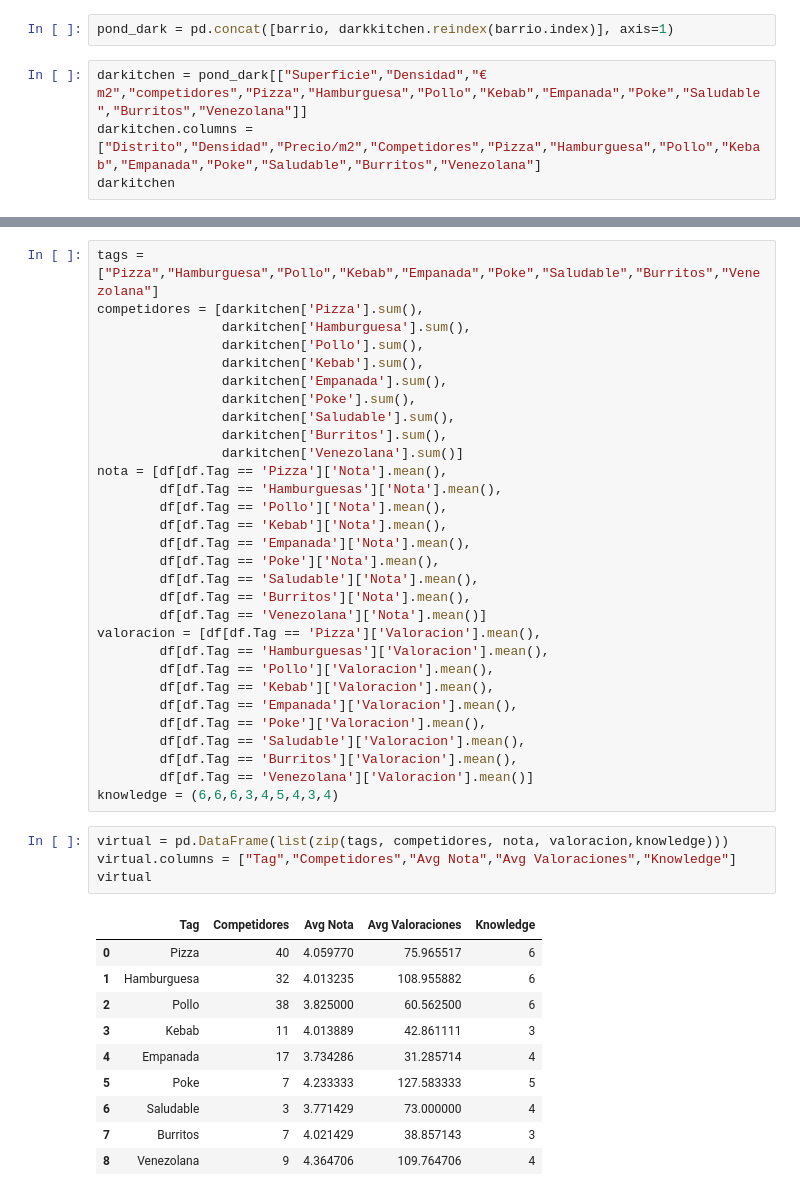
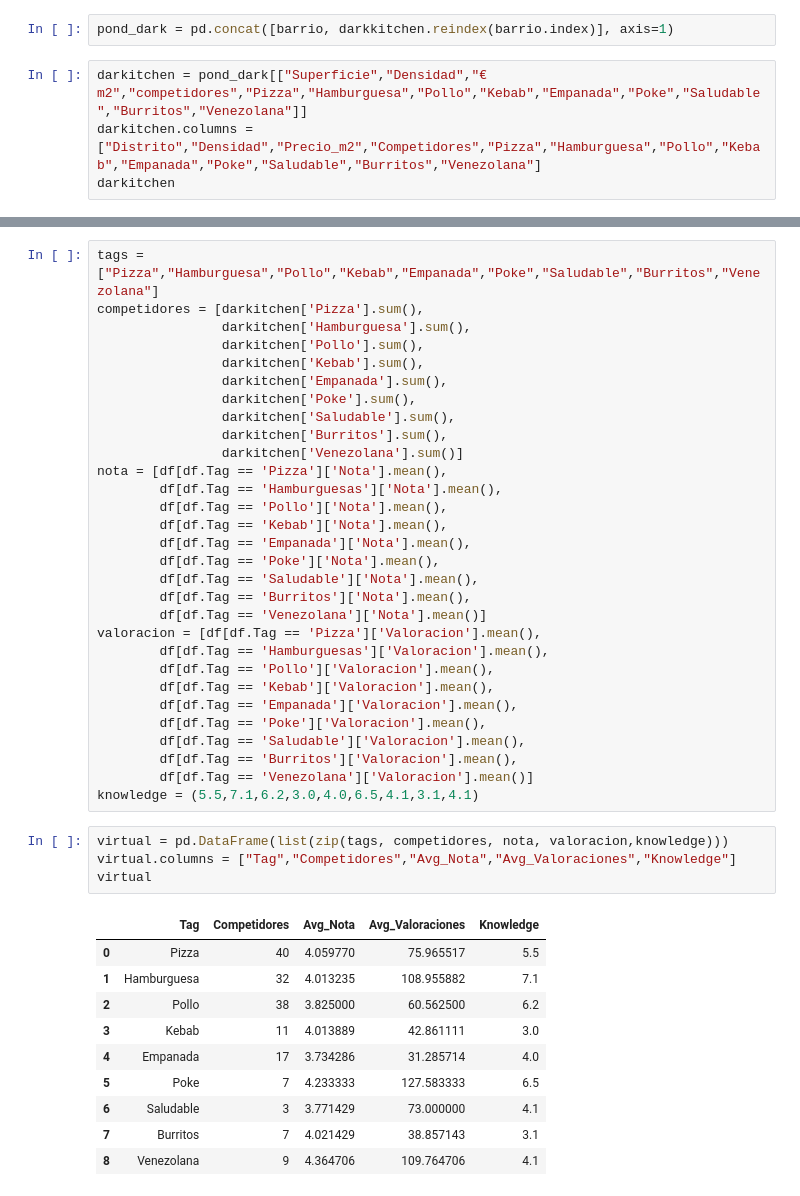
Before and after one commit to juanvpa/Proyecto-Final-Ironhack, a Jupyter notebook: Notebooks/5. UberEats - GeoQueries.ipynb, the cells around one changed output, grey strips where cells are left out. Cells and saved outputs as stored; diff of their text form.

```diff
--- a/Notebooks/5. UberEats - GeoQueries.ipynb
+++ b/Notebooks/5. UberEats - GeoQueries.ipynb
@@ -323,6 +323,6 @@ barrio = pd.read_csv("../Data/Barrios_cifras.csv")
 pond_dark = pd.concat([barrio, darkkitchen.reindex(barrio.index)], axis=1)
 # %%
 darkitchen = pond_dark[["Superficie","Densidad","€ m2","competidores","Pizza","Hamburguesa","Pollo","Kebab","Empanada","Poke","Saludable","Burritos","Venezolana"]]
-darkitchen.columns = ["Distrito","Densidad","Precio/m2","Competidores","Pizza","Hamburguesa","Pollo","Kebab","Empanada","Poke","Saludable","Burritos","Venezolana"]
+darkitchen.columns = ["Distrito","Densidad","Precio_m2","Competidores","Pizza","Hamburguesa","Pollo","Kebab","Empanada","Poke","Saludable","Burritos","Venezolana"]
 darkitchen
 # %% [output]
@@ -369,19 +420,19 @@ valoracion = [df[df.Tag == 'Pizza']['Valoracion'].mean(),
         df[df.Tag == 'Saludable']['Valoracion'].mean(),
         df[df.Tag == 'Burritos']['Valoracion'].mean(),
         df[df.Tag == 'Venezolana']['Valoracion'].mean()]
-knowledge = (6,6,6,3,4,5,4,3,4)
+knowledge = (5.5,7.1,6.2,3.0,4.0,6.5,4.1,3.1,4.1)
 # %%
 virtual = pd.DataFrame(list(zip(tags, competidores, nota, valoracion,knowledge)))
-virtual.columns = ["Tag","Competidores","Avg Nota","Avg Valoraciones","Knowledge"]
+virtual.columns = ["Tag","Competidores","Avg_Nota","Avg_Valoraciones","Knowledge"]
 virtual
 # %% [output]
-|  | Tag | Competidores | Avg Nota | Avg Valoraciones | Knowledge |
-| 0 | Pizza | 40 | 4.059770 | 75.965517 | 6 |
-| 1 | Hamburguesa | 32 | 4.013235 | 108.955882 | 6 |
-| 2 | Pollo | 38 | 3.825000 | 60.562500 | 6 |
-| 3 | Kebab | 11 | 4.013889 | 42.861111 | 3 |
-| 4 | Empanada | 17 | 3.734286 | 31.285714 | 4 |
-| 5 | Poke | 7 | 4.233333 | 127.583333 | 5 |
-| 6 | Saludable | 3 | 3.771429 | 73.000000 | 4 |
-| 7 | Burritos | 7 | 4.021429 | 38.857143 | 3 |
-| 8 | Venezolana | 9 | 4.364706 | 109.764706 | 4 |
+|  | Tag | Competidores | Avg_Nota | Avg_Valoraciones | Knowledge |
+| 0 | Pizza | 40 | 4.059770 | 75.965517 | 5.5 |
+| 1 | Hamburguesa | 32 | 4.013235 | 108.955882 | 7.1 |
+| 2 | Pollo | 38 | 3.825000 | 60.562500 | 6.2 |
+| 3 | Kebab | 11 | 4.013889 | 42.861111 | 3.0 |
+| 4 | Empanada | 17 | 3.734286 | 31.285714 | 4.0 |
+| 5 | Poke | 7 | 4.233333 | 127.583333 | 6.5 |
+| 6 | Saludable | 3 | 3.771429 | 73.000000 | 4.1 |
+| 7 | Burritos | 7 | 4.021429 | 38.857143 | 3.1 |
+| 8 | Venezolana | 9 | 4.364706 | 109.764706 | 4.1 |
```
Also changed, not shown: parts of 7 cells of this notebook.
